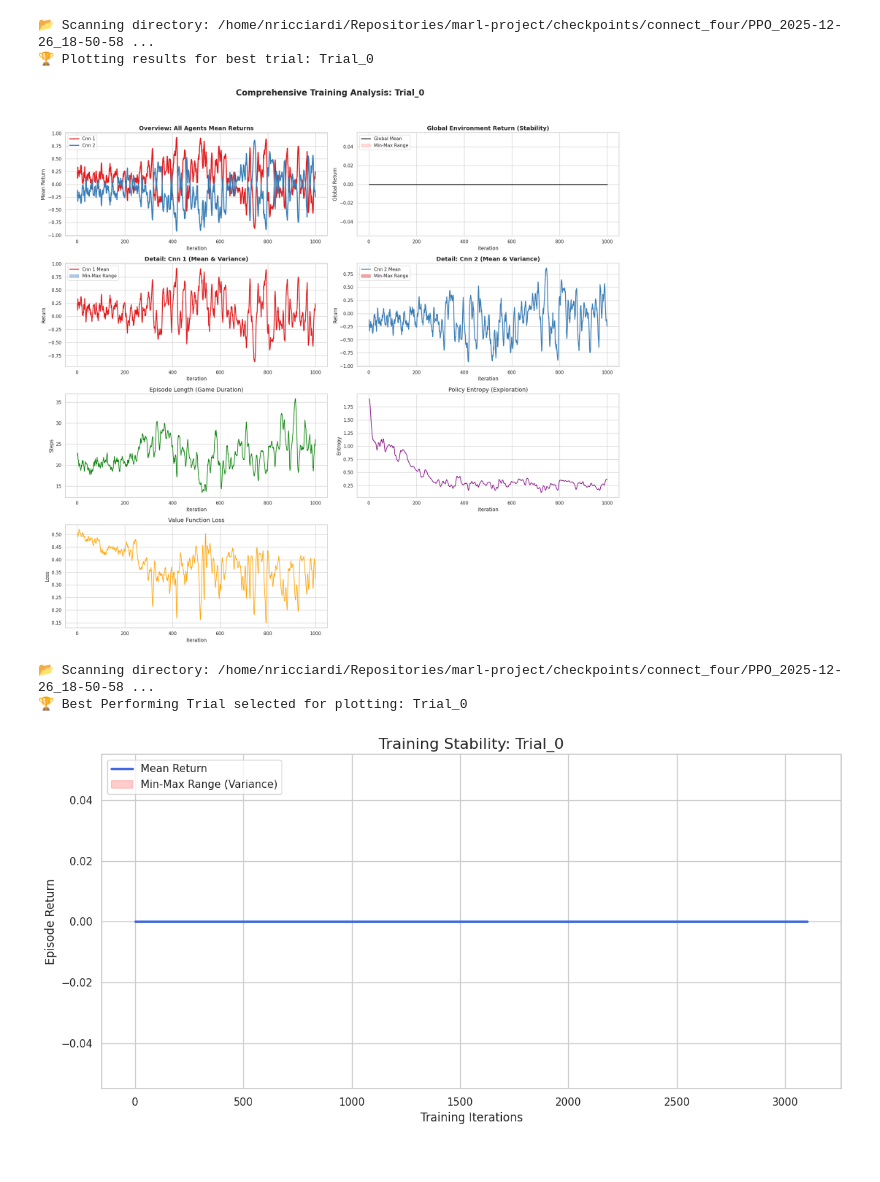
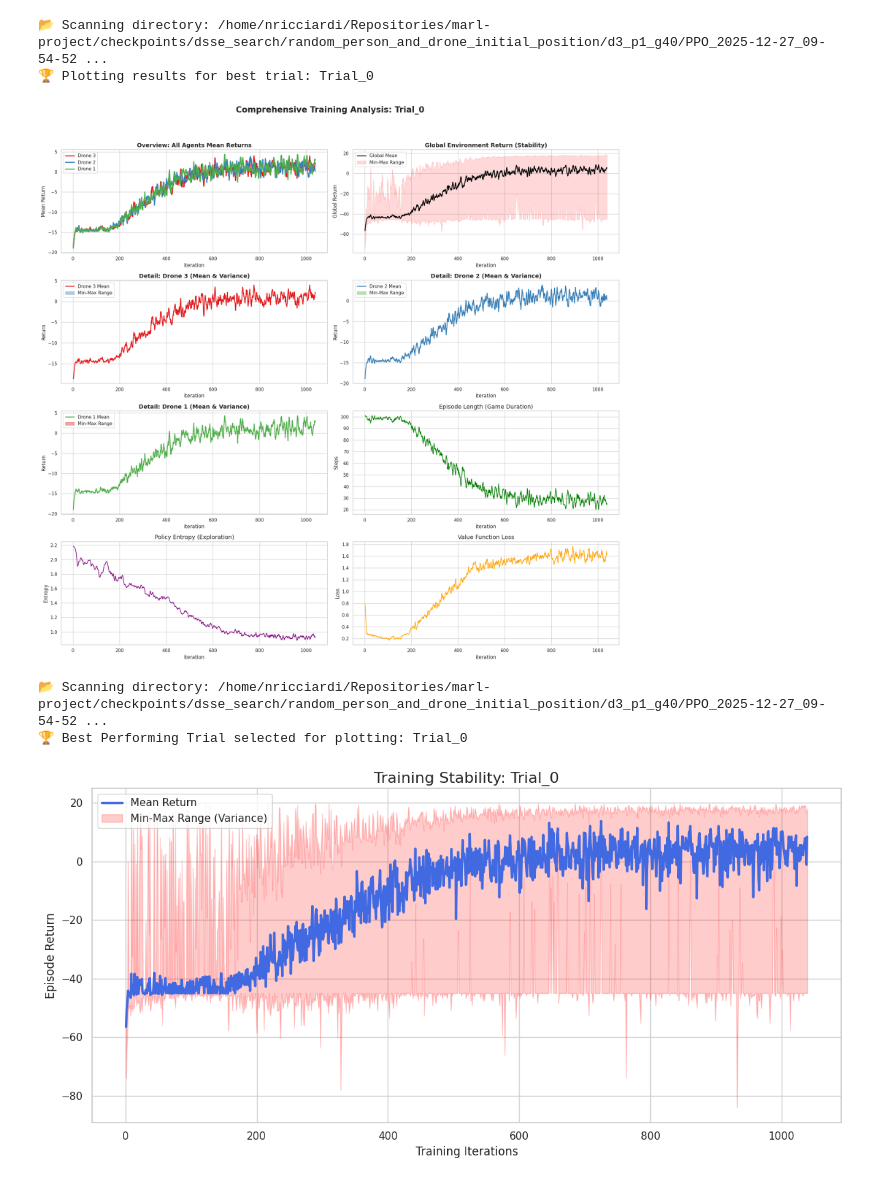
Before and after one commit to nricciardi/marl-project, a Jupyter notebook: src/evaluate/eval_training.ipynb, the cells around one changed output. Drawn from its saved outputs; the diff is of its cells as text; code cells hidden in the pictures.

```diff
--- a/src/evaluate/eval_training.ipynb
+++ b/src/evaluate/eval_training.ipynb
@@ -3,9 +3,9 @@
 # Path to the main directory containing all experiment subfolders
 # Example: "/root/ray_results/PPO_CooperativePong_Experiment_Name"
 GRID_SEARCH_DIR = "/home/nricciardi/Repositories/marl-project/" \
-    "checkpoints/connect_four/PPO_2025-12-26_18-50-58"
+    "checkpoints/dsse_search/random_person_and_drone_initial_position/d3_p1_g40/PPO_2025-12-27_09-54-52"
 
-FIRST_N_ITERATIONS = 1000  # Number of first iterations to evaluate
+FIRST_N_ITERATIONS = None  # Number of first iterations to evaluate
 PALETTE = "Set1"  # Seaborn color palette for plots
 # %%
 import os
@@ -250,35 +250,38 @@ class TrainingDashboard:
             sns.lineplot(data=df_plot, x="iteration", y="vf_loss_smooth", ax=ax, color="orange")
             ax.set_title("Value Function Loss", fontsize=14)
             ax.set_ylabel("Loss")
             plot_idx += 1
 
         # Clear empty subplots
         for j in range(plot_idx, len(ax_flat)):
             ax_flat[j].axis('off')
 
         plt.tight_layout(rect=[0, 0.03, 1, 0.95])
         plt.show()
 
 # --- EXECUTION ---
 
 # Example mapping (Optional)
 MY_AGENT_MAPPING = {
     "player_0": "CNN 1",
     "player_1": "CNN 2",
     "walker_0": "Walker 1",
     "walker_1": "Walker 2",
     "walker_2": "Walker 3",
+    "drone0": "Drone 1",
+    "drone1": "Drone 2",
+    "drone2": "Drone 3",
 }
 
 if 'GRID_SEARCH_DIR' in locals():
     dashboard = TrainingDashboard(GRID_SEARCH_DIR, agent_names=MY_AGENT_MAPPING)
     dashboard.plot_dashboard()
 else:
     print("⚠️ Please define 'GRID_SEARCH_DIR' first.")
 # %% [output]
-📂 Scanning directory: /home/nricciardi/Repositories/marl-project/checkpoints/connect_four/PPO_2025-12-26_18-50-58 ...
+📂 Scanning directory: /home/nricciardi/Repositories/marl-project/checkpoints/dsse_search/random_person_and_drone_initial_position/d3_p1_g40/PPO_2025-12-27_09-54-52 ...
 🏆 Plotting results for best trial: Trial_0
-[figure, old version]
+[figure, new version]
 # %%
 import os
 import json
@@ -394,6 +397,6 @@ if df is not None:
 else:
     print("❌ No data found.")
 # %% [output]
-📂 Scanning directory: /home/nricciardi/Repositories/marl-project/checkpoints/connect_four/PPO_2025-12-26_18-50-58 ...
+📂 Scanning directory: /home/nricciardi/Repositories/marl-project/checkpoints/dsse_search/random_person_and_drone_initial_position/d3_p1_g40/PPO_2025-12-27_09-54-52 ...
 🏆 Best Performing Trial selected for plotting: Trial_0
-[figure, old version]
+[figure, new version]
```
Also changed, not shown: 5 other files.
